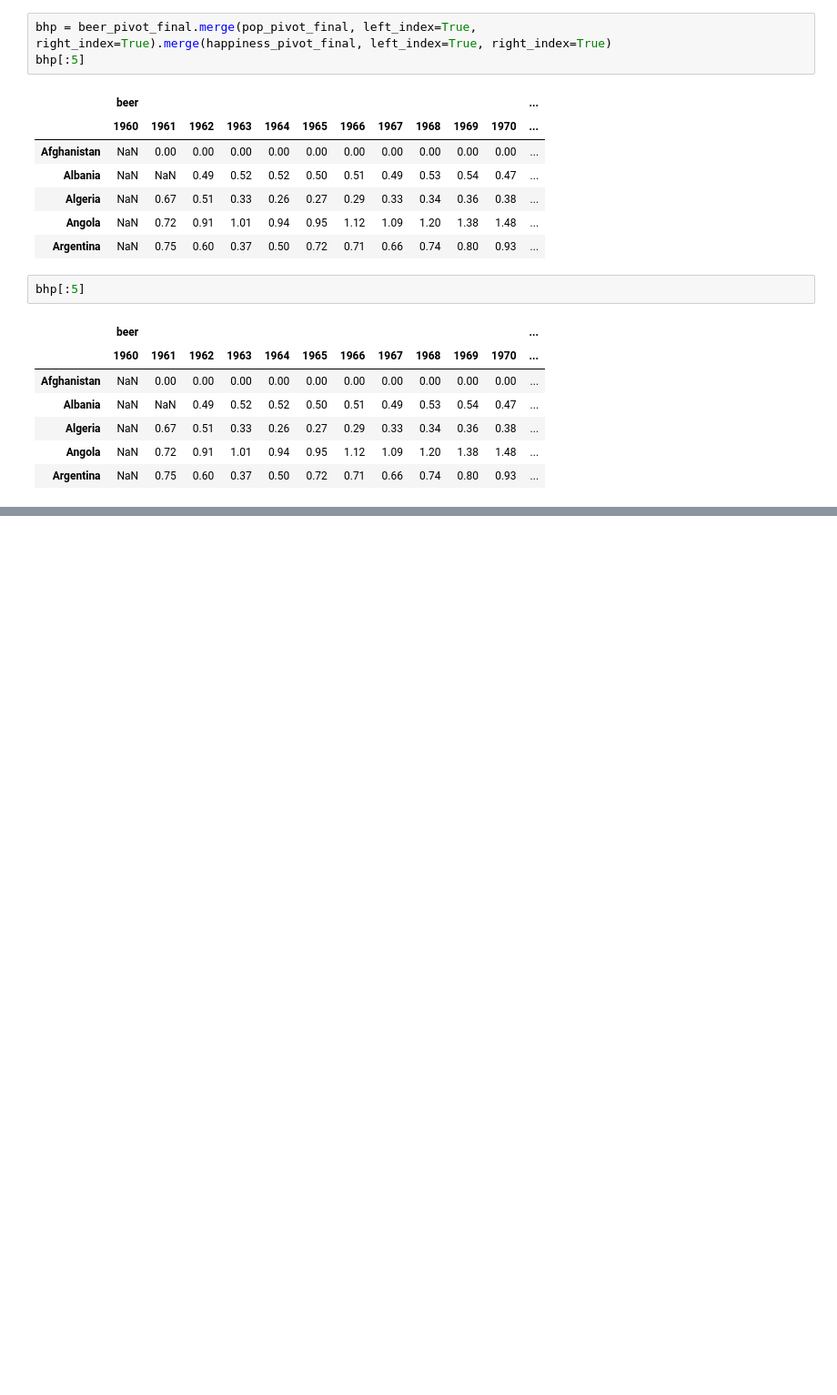
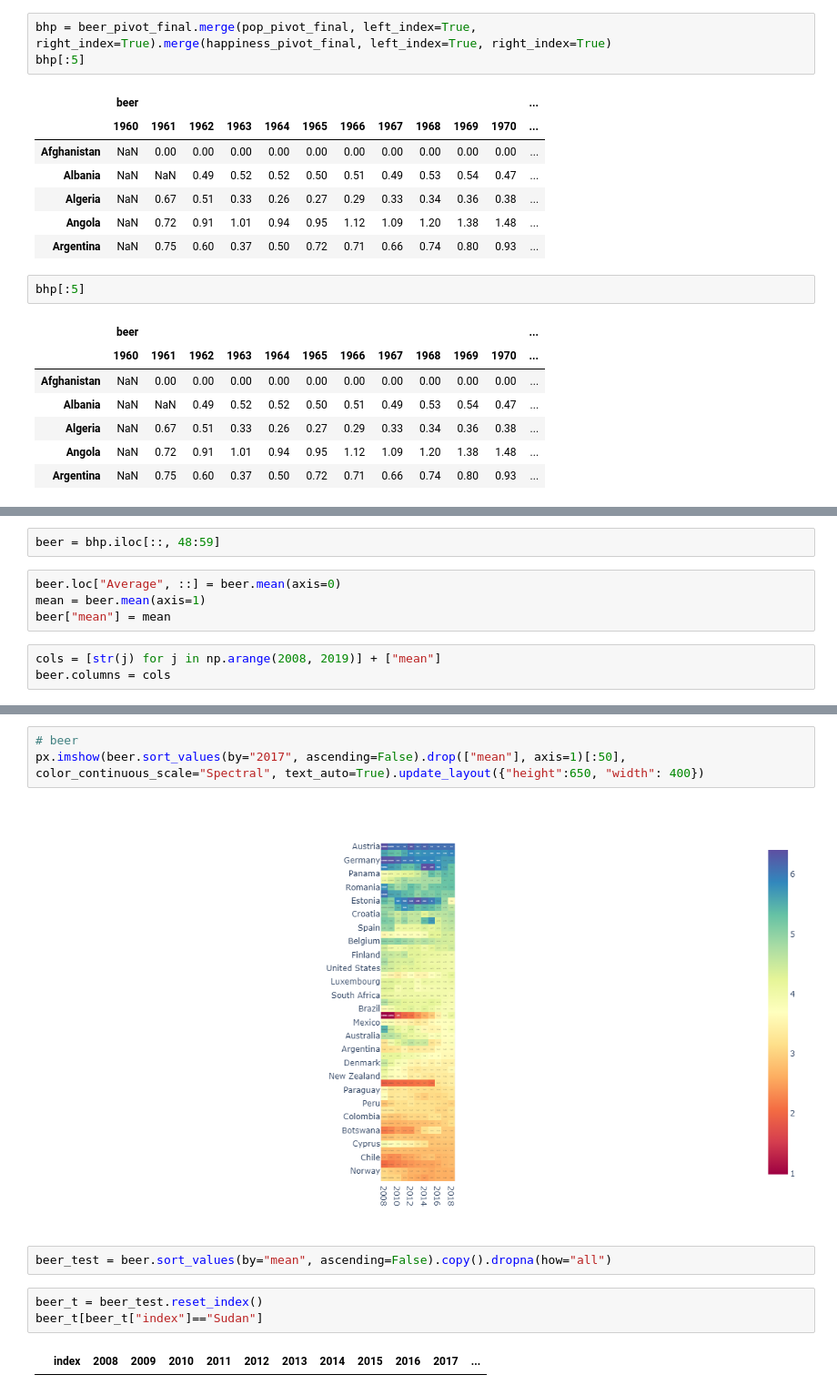
Before and after one commit to ua-chjb/portfolio_beer_and_happiness, a Jupyter notebook: merging.ipynb, the cells around one changed output, grey strips where cells are left out. Shown at 91% size. Drawn from its saved outputs; the diff is of its cells as text; blank space fills up the shorter version.

```diff
--- a/merging.ipynb
+++ b/merging.ipynb
@@ -227,0 +477,9 @@ Name: 2018, dtype: float64
+# %%
+beer = bhp.iloc[::, 48:59]
+# %%
+beer.loc["Average", ::] = beer.mean(axis=0)
+mean = beer.mean(axis=1)
+beer["mean"] = mean
+# %%
+cols = [str(j) for j in np.arange(2008, 2019)] + ["mean"]
+beer.columns = cols
@@ -227,0 +669,12 @@ Name: 2018, dtype: float64
+# %%
+# beer
+px.imshow(beer.sort_values(by="2017", ascending=False).drop(["mean"], axis=1)[:50], color_continuous_scale="Spectral", text_auto=True).update_layout({"height":650, "width": 400})
+# %% [output]
+[figure, added]
+# %%
+beer_test = beer.sort_values(by="mean", ascending=False).copy().dropna(how="all")
+# %%
+beer_t = beer_test.reset_index()
+beer_t[beer_t["index"]=="Sudan"]
+# %% [output]
+|  | index | 2008 | 2009 | 2010 | 2011 | 2012 | 2013 | 2014 | 2015 | 2016 | 2017 | ... |
```
Also changed, not shown: parts of 45 cells of this notebook, 7 other files.
